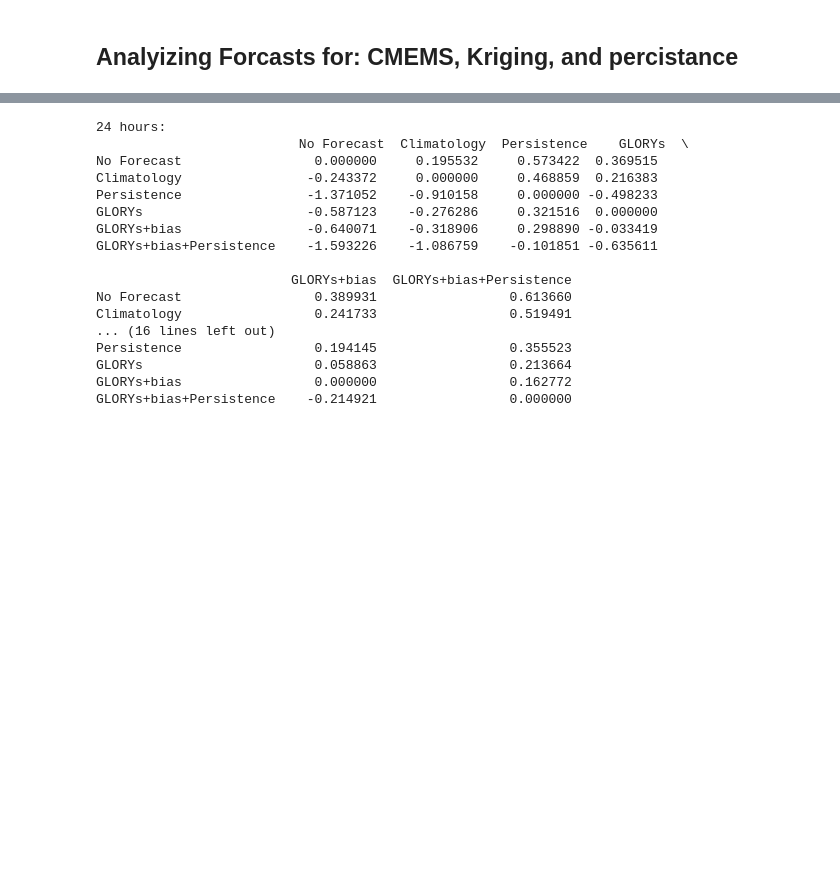
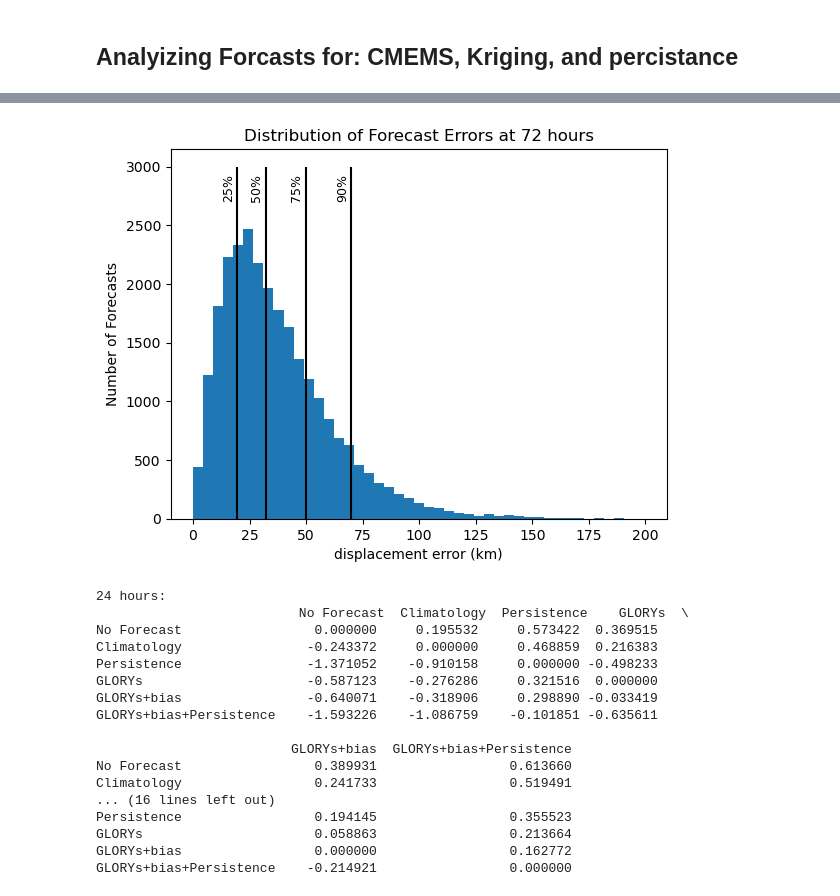
Before and after one commit to Colin-zerfass/fate-core, a Jupyter notebook: Code/Parcels/Output_analyze.ipynb, the cells around one changed output, grey strips where cells are left out. Saved outputs shown, nothing was run; the diff lists cells and outputs as text; code cells hidden in the pictures; blank space fills up the shorter version.

```diff
--- a/Code/Parcels/Output_analyze.ipynb
+++ b/Code/Parcels/Output_analyze.ipynb
@@ -197,3 +201,18 @@ fig.savefig(r"..\..\Figures\Paper\FIG3.pdf")
+# %%
+## making simple plot of displacement errors
+
+ds = dslist[-1]
+ds = ds[(ds.leadtime >70 ) & (ds.leadtime < 74 )].copy()
+ds['error_km'] = output.haversine_df(ds, "lat_true", "lon_true", "lat_forcast", "lon_forcast")
+fig, ax = plt.subplots()
+ax.hist(ds.error_km, bins = 45)
+ax.set(xlabel = 'displacement error (km)', ylabel = 'Number of Forecasts', title = 'Distribution of Forecast Errors at 72 hours')
+for i in [0.25, 0.5, 0.75, 0.9]:
+    a = ds.error_km.quantile(i)
+    ax.vlines(a, 0, 3000, color='k')
+    ax.text(a-4, 2700, f"{int(i*100)}%", ha='center', va='bottom', fontsize=9, rotation='vertical')
+# %% [output]
+[figure, added]
 # %%
 ## calcuates matrix table showing improvement compaired to other model
 target_lt  = 24*6 # in incruments of 4 hours
```
Also changed, not shown: parts of 3 cells of this notebook, 8 other files.
